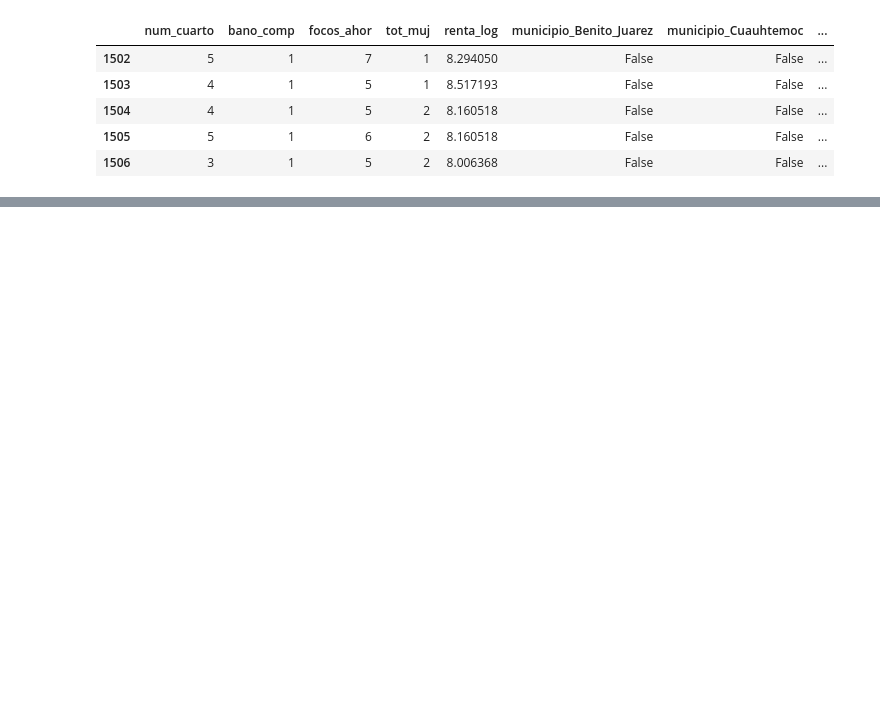
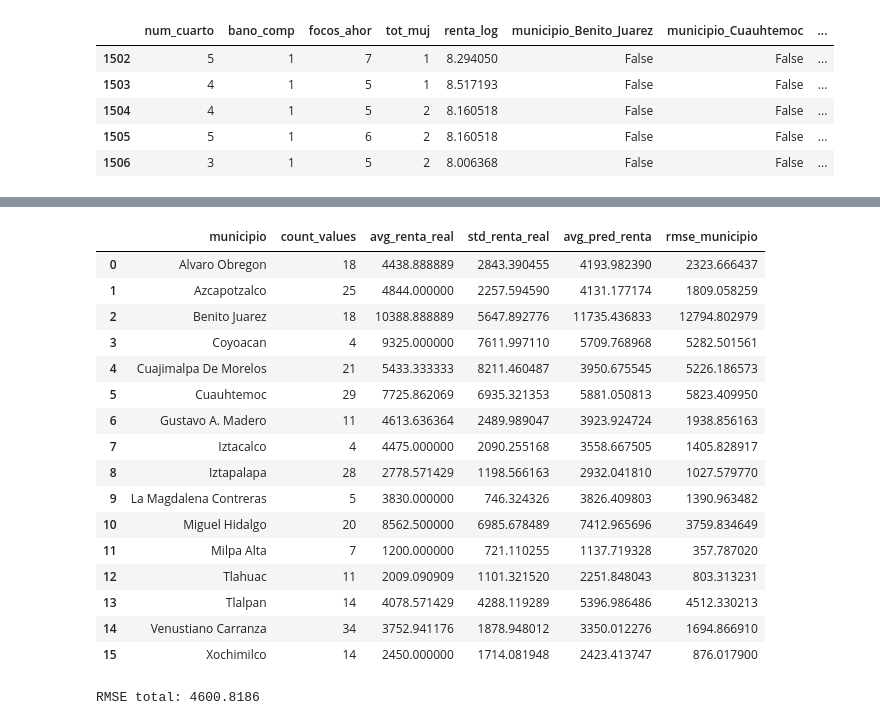
Before and after one commit to iserranoz/up_econometria, a Jupyter notebook: Proyecto_Econometría_logtransf.ipynb, the cells around one changed output, grey strips where cells are left out. Drawn from its saved outputs; the diff is of its cells as text; code cells hidden in the pictures; blank space fills up the shorter version.

```diff
--- a/Proyecto_Econometría_logtransf.ipynb
+++ b/Proyecto_Econometría_logtransf.ipynb
@@ -475,0 +548,32 @@ Notes:
+# %%
+df_grouped = df.groupby('municipio').agg(
+    count_values=('renta', 'count'),
+    avg_renta_real=('renta', 'mean'),
+    std_renta_real=('renta', 'std'),
+    avg_pred_renta=('pred_renta', 'mean'),
+    rmse_municipio=('renta', lambda x: np.sqrt(mean_squared_error(x, df.loc[x.index, 'pred_renta'])))
+).reset_index()
+df_grouped
+# %% [output]
+|  | municipio | count_values | avg_renta_real | std_renta_real | avg_pred_renta | rmse_municipio |
+| 0 | Alvaro Obregon | 18 | 4438.888889 | 2843.390455 | 4193.982390 | 2323.666437 |
+| 1 | Azcapotzalco | 25 | 4844.000000 | 2257.594590 | 4131.177174 | 1809.058259 |
+| 2 | Benito Juarez | 18 | 10388.888889 | 5647.892776 | 11735.436833 | 12794.802979 |
+| 3 | Coyoacan | 4 | 9325.000000 | 7611.997110 | 5709.768968 | 5282.501561 |
+| 4 | Cuajimalpa De Morelos | 21 | 5433.333333 | 8211.460487 | 3950.675545 | 5226.186573 |
+| 5 | Cuauhtemoc | 29 | 7725.862069 | 6935.321353 | 5881.050813 | 5823.409950 |
+| 6 | Gustavo A. Madero | 11 | 4613.636364 | 2489.989047 | 3923.924724 | 1938.856163 |
+| 7 | Iztacalco | 4 | 4475.000000 | 2090.255168 | 3558.667505 | 1405.828917 |
+| 8 | Iztapalapa | 28 | 2778.571429 | 1198.566163 | 2932.041810 | 1027.579770 |
+| 9 | La Magdalena Contreras | 5 | 3830.000000 | 746.324326 | 3826.409803 | 1390.963482 |
+| 10 | Miguel Hidalgo | 20 | 8562.500000 | 6985.678489 | 7412.965696 | 3759.834649 |
+| 11 | Milpa Alta | 7 | 1200.000000 | 721.110255 | 1137.719328 | 357.787020 |
+| 12 | Tlahuac | 11 | 2009.090909 | 1101.321520 | 2251.848043 | 803.313231 |
+| 13 | Tlalpan | 14 | 4078.571429 | 4288.119289 | 5396.986486 | 4512.330213 |
+| 14 | Venustiano Carranza | 34 | 3752.941176 | 1878.948012 | 3350.012276 | 1694.866910 |
+| 15 | Xochimilco | 14 | 2450.000000 | 1714.081948 | 2423.413747 | 876.017900 |
+# %%
+rmse_total = np.sqrt(mean_squared_error(df['renta'], df['pred_renta']))
+print(f'RMSE total: {rmse_total:.4f}')
+# %% [output]
+RMSE total: 4600.8186
```
Also changed, not shown: parts of 23 cells of this notebook.
